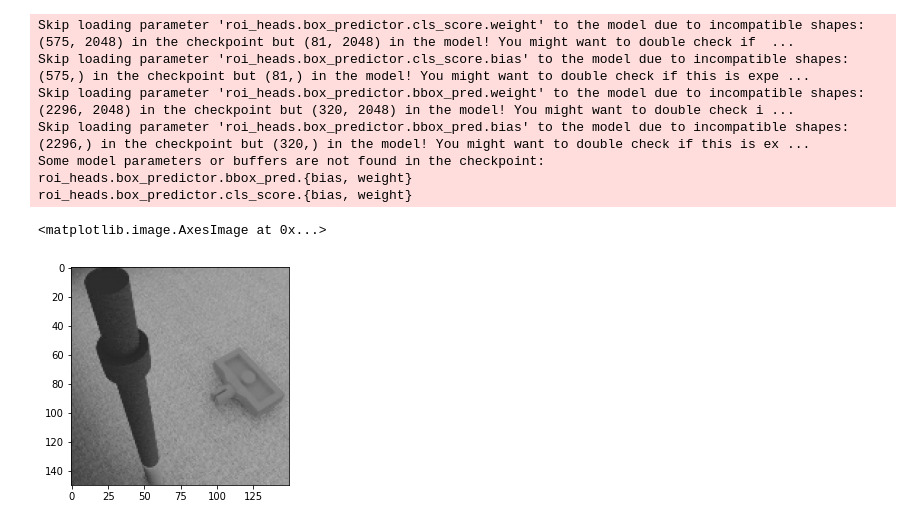
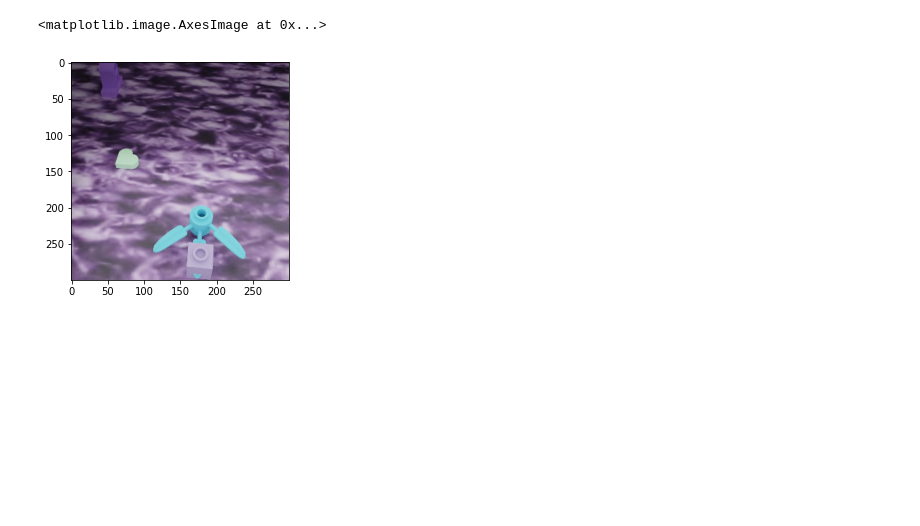
Before and after one commit to BetterCallBene/lego-classification, a Jupyter notebook: lego-classification.ipynb, the cells around one changed output. Cells and saved outputs as stored; diff of their text form; code cells hidden in the pictures; blank space fills up the shorter version.

```diff
--- a/lego-classification.ipynb
+++ b/lego-classification.ipynb
@@ -50,13 +50,13 @@ Category ids in annotations are not in [1, #categories]! We'll apply a mapping f
 # %%
 cfg = get_cfg()
 cfg.merge_from_file(model_zoo.get_config_file("COCO-Detection/faster_rcnn_R_50_C4_1x.yaml"))
-cfg.DATASETS.TRAIN = (dataset_train_name, dataset_val_name)
+cfg.DATASETS.TRAIN = (dataset_train_name)
 cfg.DATASETS.TEST = ()
 cfg.DATALOADER.NUM_WORKERS = 2
 cfg.MODEL.WEIGHTS = model_zoo.get_checkpoint_url("COCO-Detection/faster_rcnn_R_50_C4_1x.yaml")  # Let training initialize from model zoo
 cfg.SOLVER.IMS_PER_BATCH = 2
 cfg.SOLVER.BASE_LR = 0.00025  # pick a good LR
-cfg.SOLVER.MAX_ITER = 1000    # 300 iterations seems good enough for this toy dataset; you will need to train longer for a practical dataset
+cfg.SOLVER.MAX_ITER = 200    # 300 iterations seems good enough for this toy dataset; you will need to train longer for a practical dataset
 cfg.SOLVER.STEPS = []        # do not decay learning rate
 cfg.MODEL.ROI_HEADS.BATCH_SIZE_PER_IMAGE = 512   # faster, and good enough for this toy dataset (default: 512)
 cfg.MODEL.ROI_HEADS.NUM_CLASSES = len(lego_classificiation_train_metadata.thing_classes)  # only has one class (ballon). (see https://detectron2.readthedocs.io/tutorials/datasets.html#update-the-config-for-new-datasets)
@@ -126,18 +126,11 @@ Reusing TensorBoard on port 6006 (pid 11947), started 19:54:45 ago. (Use '!kill
 [interactive output not drawn]
 # %%
 from detectron2.engine import DefaultPredictor
-cfg = get_cfg()
+
+
 # Inference should use the config with parameters that are used in training
 # cfg now already contains everything we've set previously. We changed it a little bit for inference:
 cfg.MODEL.WEIGHTS = os.path.join(cfg.OUTPUT_DIR, "model_final.pth")  # path to the model we just trained
 cfg.MODEL.ROI_HEADS.SCORE_THRESH_TEST = 0.7   # set a custom testing threshold
-cfg.INPUT.MIN_SIZE_TRAIN = (300, 300, 300)
+
 predictor = DefaultPredictor(cfg)
-# %% [output]
-Skip loading parameter 'roi_heads.box_predictor.cls_score.weight' to the model due to incompatible shapes: (575, 2048) in the checkpoint but (81, 2048) in the model! You might want to double check if  ...
-Skip loading parameter 'roi_heads.box_predictor.cls_score.bias' to the model due to incompatible shapes: (575,) in the checkpoint but (81,) in the model! You might want to double check if this is expe ...
-Skip loading parameter 'roi_heads.box_predictor.bbox_pred.weight' to the model due to incompatible shapes: (2296, 2048) in the checkpoint but (320, 2048) in the model! You might want to double check i ...
-Skip loading parameter 'roi_heads.box_predictor.bbox_pred.bias' to the model due to incompatible shapes: (2296,) in the checkpoint but (320,) in the model! You might want to double check if this is ex ...
-Some model parameters or buffers are not found in the checkpoint:
-roi_heads.box_predictor.bbox_pred.{bias, weight}
-roi_heads.box_predictor.cls_score.{bias, weight}
@@ -150,12 +137,10 @@ d = random.sample(dataset_dicts, 1)[0]
 # %%
-from detectron2.utils.visualizer import Visualizer, ColorMode
+d = random.sample(dataset_dicts, 1)[0]
 img = cv2.imread(d['file_name'])
 outputs = predictor(img)
-visualizer = Visualizer(img[:, :, ::-1], metadata=lego_classificiation_train_metadata, scale=0.5, instance_mode=ColorMode.IMAGE_BW)
+visualizer = Visualizer(img[:, :, ::-1], metadata=lego_classificiation_train_metadata, scale=0.5)
 v = visualizer.draw_instance_predictions(outputs["instances"].to("cpu"))
+plt.imshow(v.get_image()[:, :, ::-1])
+# %% [output]
+<matplotlib.image.AxesImage at 0x...>
+[figure, added]
-# %%
-import matplotlib.pyplot as plt
-plt.imshow(v.get_image()[:, :, ::-1])
-# %% [output]
-<matplotlib.image.AxesImage at 0x...>
-[figure, removed]
```
Also changed, not shown: parts of 8 cells of this notebook, 3 other files.
